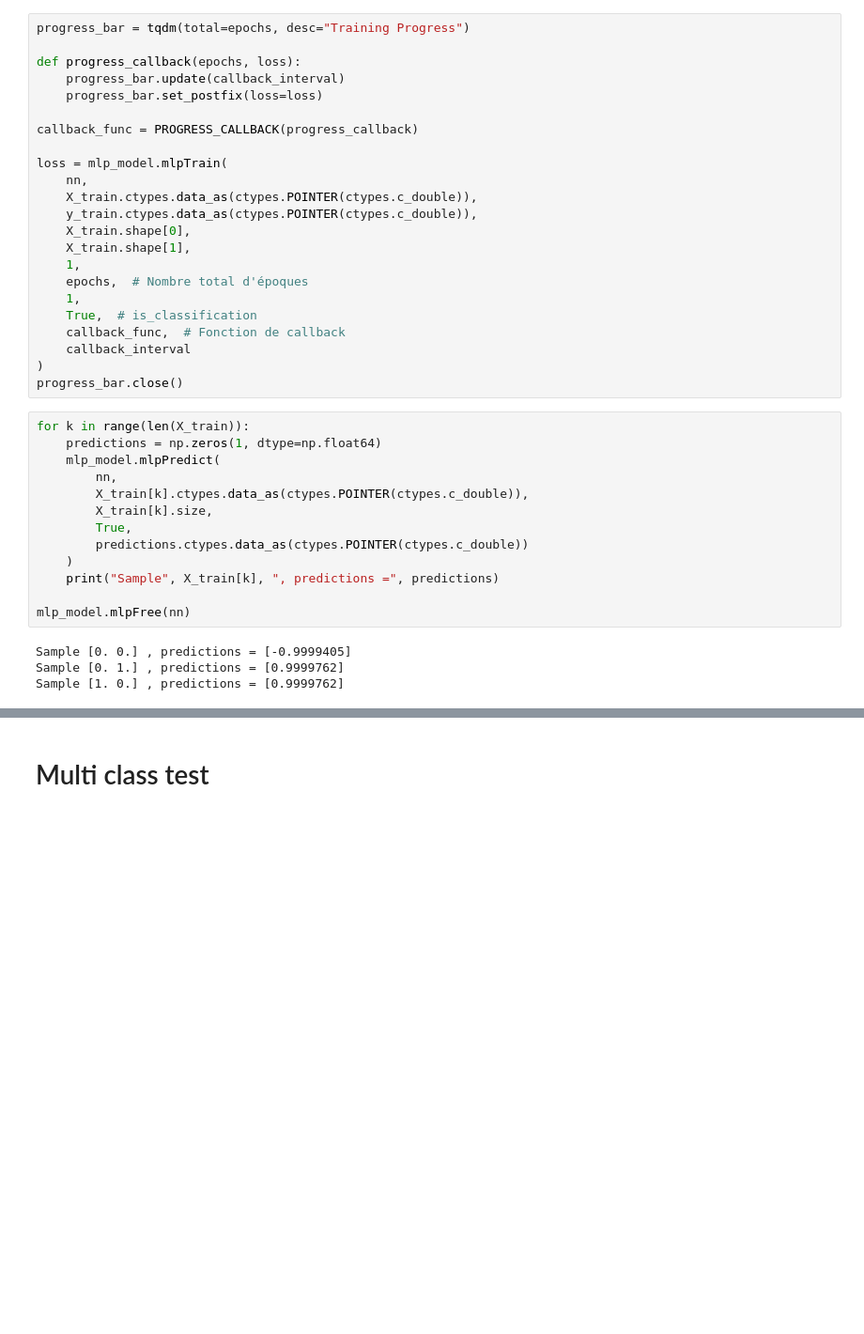
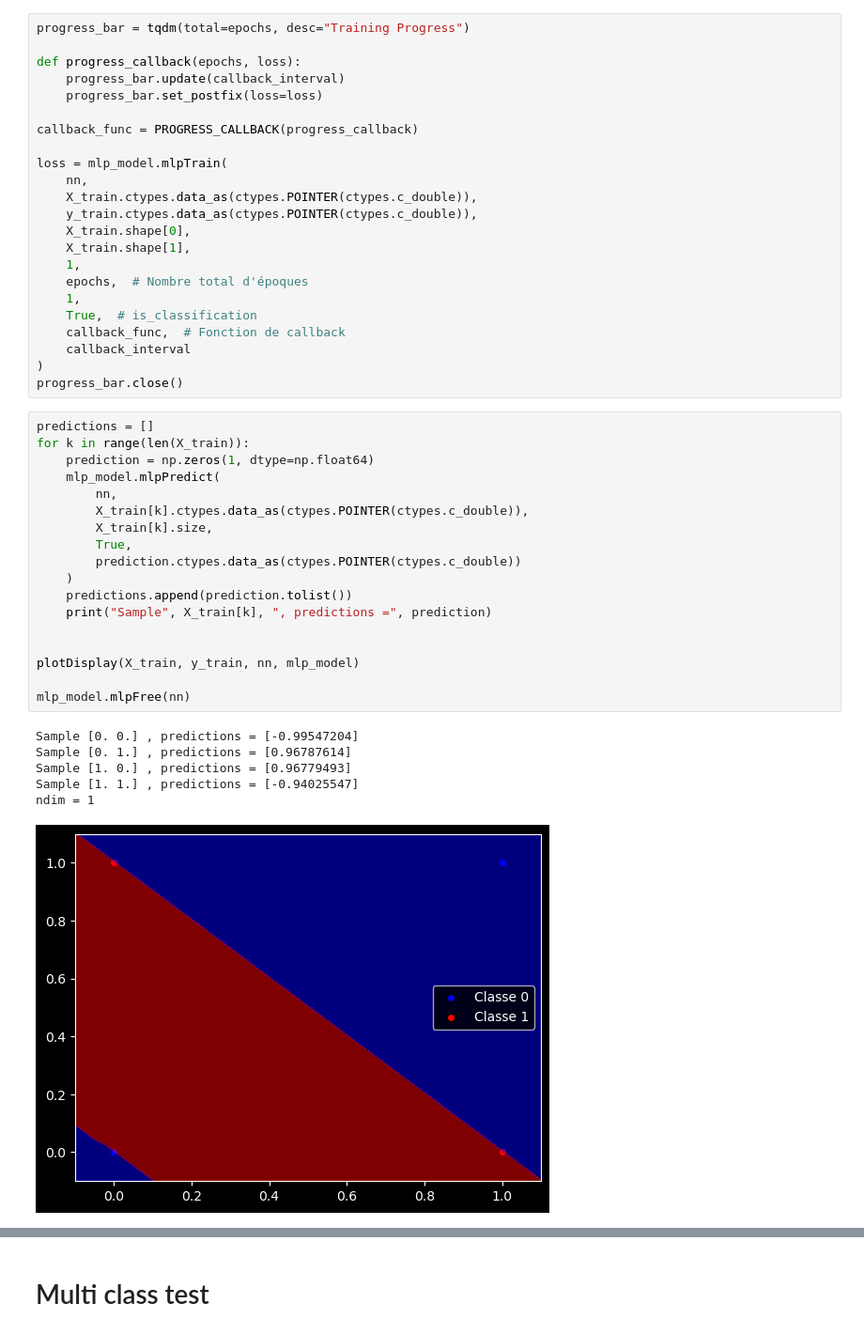
Before and after one commit to Celesxx/PA-TAC, a Jupyter notebook: simpleMLP.ipynb, the cells around one changed output, grey strips where cells are left out. Shown at 94% size. Saved outputs shown, nothing was run; the diff lists cells and outputs as text; blank space fills up the shorter version.

```diff
--- a/simpleMLP.ipynb
+++ b/simpleMLP.ipynb
@@ -94,19 +168,27 @@ loss = mlp_model.mlpTrain(
 )
 progress_bar.close()
 # %%
+predictions = []
 for k in range(len(X_train)):
-    predictions = np.zeros(1, dtype=np.float64)
+    prediction = np.zeros(1, dtype=np.float64)
     mlp_model.mlpPredict(
         nn,
         X_train[k].ctypes.data_as(ctypes.POINTER(ctypes.c_double)),
         X_train[k].size,
         True,
-        predictions.ctypes.data_as(ctypes.POINTER(ctypes.c_double))
+        prediction.ctypes.data_as(ctypes.POINTER(ctypes.c_double))
     )
-    print("Sample", X_train[k], ", predictions =", predictions)
+    predictions.append(prediction.tolist())
+    print("Sample", X_train[k], ", predictions =", prediction)
+
+
+plotDisplay(X_train, y_train, nn, mlp_model)
 
 mlp_model.mlpFree(nn)
 # %% [output]
-Sample [0. 0.] , predictions = [-0.9999405]
-Sample [0. 1.] , predictions = [0.9999762]
-Sample [1. 0.] , predictions = [0.9999762]
+Sample [0. 0.] , predictions = [-0.99547204]
+Sample [0. 1.] , predictions = [0.96787614]
+Sample [1. 0.] , predictions = [0.96779493]
+Sample [1. 1.] , predictions = [-0.94025547]
+ndim = 1
+[figure, added]
```
Also changed, not shown: parts of 18 cells of this notebook, 56 other files.
